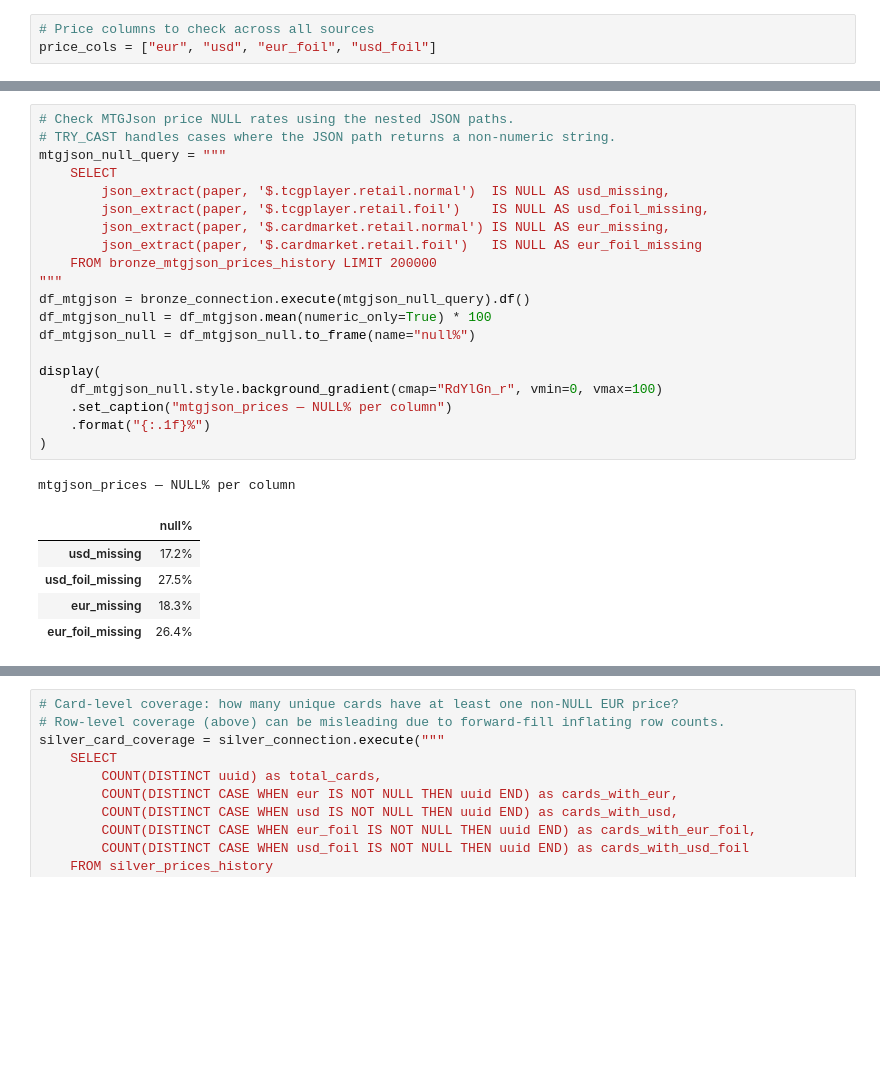
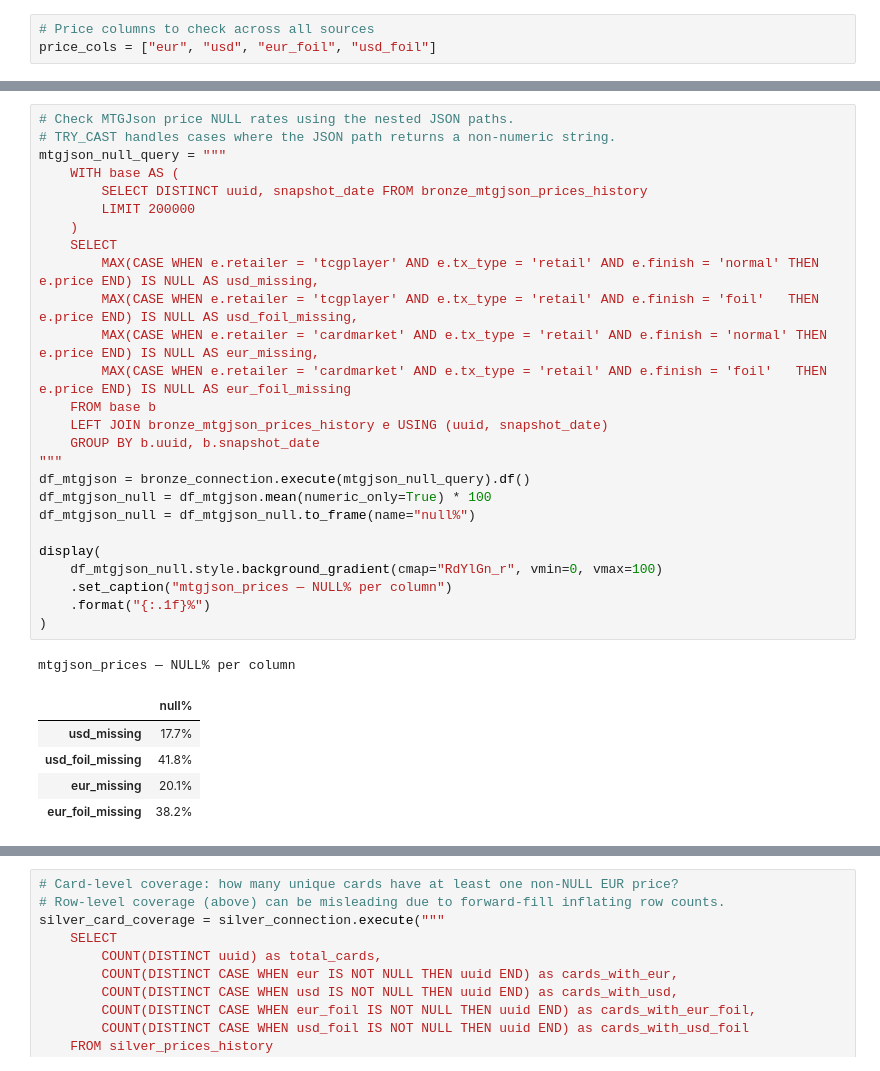
Before and after one commit to jedrzejpolaczek/aviarium.columbarius, a Jupyter notebook: notebooks/exploratory_data_analysis/01_data_structure_and_quality.ipynb, the cells around one changed output, grey strips where cells are left out. Cells and saved outputs as stored; diff of their text form; blank space fills up the shorter version.

```diff
--- a/notebooks/exploratory_data_analysis/01_data_structure_and_quality.ipynb
+++ b/notebooks/exploratory_data_analysis/01_data_structure_and_quality.ipynb
@@ -520,30 +512,36 @@ bronze_connection.execute("""
 # %%
 # Check MTGJson price NULL rates using the nested JSON paths.
 # TRY_CAST handles cases where the JSON path returns a non-numeric string.
 mtgjson_null_query = """
+    WITH base AS (
+        SELECT DISTINCT uuid, snapshot_date FROM bronze_mtgjson_prices_history
+        LIMIT 200000
+    )
     SELECT
-        json_extract(paper, '$.tcgplayer.retail.normal')  IS NULL AS usd_missing,
-        json_extract(paper, '$.tcgplayer.retail.foil')    IS NULL AS usd_foil_missing,
-        json_extract(paper, '$.cardmarket.retail.normal') IS NULL AS eur_missing,
-        json_extract(paper, '$.cardmarket.retail.foil')   IS NULL AS eur_foil_missing
-    FROM bronze_mtgjson_prices_history LIMIT 200000
+        MAX(CASE WHEN e.retailer = 'tcgplayer' AND e.tx_type = 'retail' AND e.finish = 'normal' THEN e.price END) IS NULL AS usd_missing,
+        MAX(CASE WHEN e.retailer = 'tcgplayer' AND e.tx_type = 'retail' AND e.finish = 'foil'   THEN e.price END) IS NULL AS usd_foil_missing,
+        MAX(CASE WHEN e.retailer = 'cardmarket' AND e.tx_type = 'retail' AND e.finish = 'normal' THEN e.price END) IS NULL AS eur_missing,
+        MAX(CASE WHEN e.retailer = 'cardmarket' AND e.tx_type = 'retail' AND e.finish = 'foil'   THEN e.price END) IS NULL AS eur_foil_missing
+    FROM base b
+    LEFT JOIN bronze_mtgjson_prices_history e USING (uuid, snapshot_date)
+    GROUP BY b.uuid, b.snapshot_date
 """
 df_mtgjson = bronze_connection.execute(mtgjson_null_query).df()
 df_mtgjson_null = df_mtgjson.mean(numeric_only=True) * 100
 df_mtgjson_null = df_mtgjson_null.to_frame(name="null%")
 
 display(
     df_mtgjson_null.style.background_gradient(cmap="RdYlGn_r", vmin=0, vmax=100)
     .set_caption("mtgjson_prices — NULL% per column")
     .format("{:.1f}%")
 )
 # %% [output]
 mtgjson_prices — NULL% per column
 |  | null% |
-| usd_missing | 17.2% |
-| usd_foil_missing | 27.5% |
-| eur_missing | 18.3% |
-| eur_foil_missing | 26.4% |
+| usd_missing | 17.7% |
+| usd_foil_missing | 41.8% |
+| eur_missing | 20.1% |
+| eur_foil_missing | 38.2% |
 # %%
 # Summarize EUR coverage in Scryfall bronze by year.
 # Low coverage (~17%) is expected — most cards don't trade on Cardmarket regularly.
```
Also changed, not shown: parts of 34 cells of this notebook, 6 other files.
